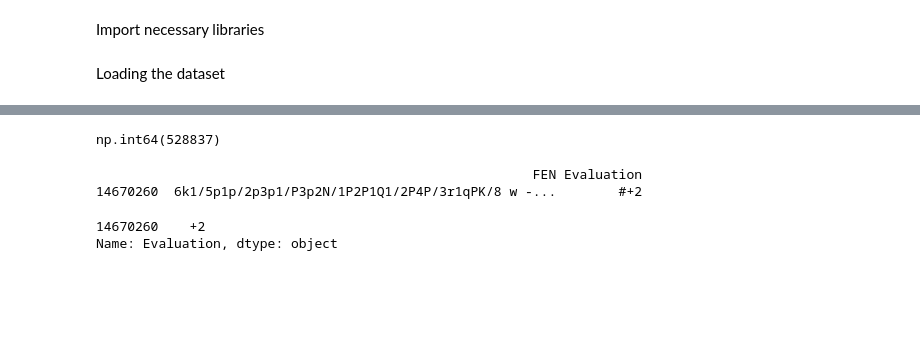
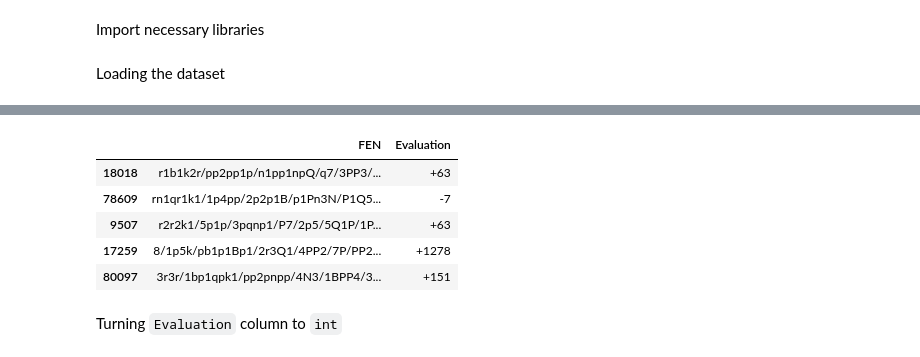
Before and after one commit to ruslan-imamguliyev/chessengine, a Jupyter notebook: research/eda.ipynb, the cells around one changed output, grey strips where cells are left out. Saved outputs shown, nothing was run; the diff lists cells and outputs as text; code cells hidden in the pictures; blank space fills up the shorter version.

```diff
--- a/research/eda.ipynb
+++ b/research/eda.ipynb
@@ -41 +26,5 @@ df.head()
+# %%
+df = pd.read_csv("../dataset/raw/chessData.csv", nrows=100000) # not reading full 12M+ dataset
+# df_random = pd.read_csv("../dataset/raw/random_evals.csv")
+# df_tactics = pd.read_csv("../dataset/raw/tactic_evals.csv")
 # %% [markdown]
@@ -93,13 +44,13 @@ Inspecting the `Evaluation` column
+# %%
+df.sample(5)
+# %% [output]
+|  | FEN | Evaluation |
+| 18018 | r1b1k2r/pp2pp1p/n1pp1npQ/q7/3PP3/... | +63 |
+| 78609 | rn1qr1k1/1p4pp/2p2p1B/p1Pn3N/P1Q5... | -7 |
+| 9507 | r2r2k1/5p1p/3pqnp1/P7/2p5/5Q1P/1P... | +63 |
+| 17259 | 8/1p5k/pb1p1Bp1/2r3Q1/4PP2/7P/PP2... | +1278 |
+| 80097 | 3r3r/1bp1qpk1/pp2pnpp/4N3/1BPP4/3... | +151 |
+# %% [markdown]
+Turning `Evaluation` column to `int`
 # %%
-df['Evaluation'].str.startswith("#").sum()
+df = df[~df["Evaluation"].str.contains("#")]
-# %% [output]
-np.int64(528837)
-# %%
-eval_sample = df[df['Evaluation'].str.startswith("#")].sample()
-print(eval_sample)
-eval_sample['Evaluation'].str.slice(1)
-# %% [output]
-                                                        FEN Evaluation
-14670260  6k1/5p1p/2p3p1/P3p2N/1P2P1Q1/2P4P/3r1qPK/8 w -...        #+2
-14670260    +2
-Name: Evaluation, dtype: object
```
Also changed, not shown: parts of 24 cells of this notebook, 3 other files.
